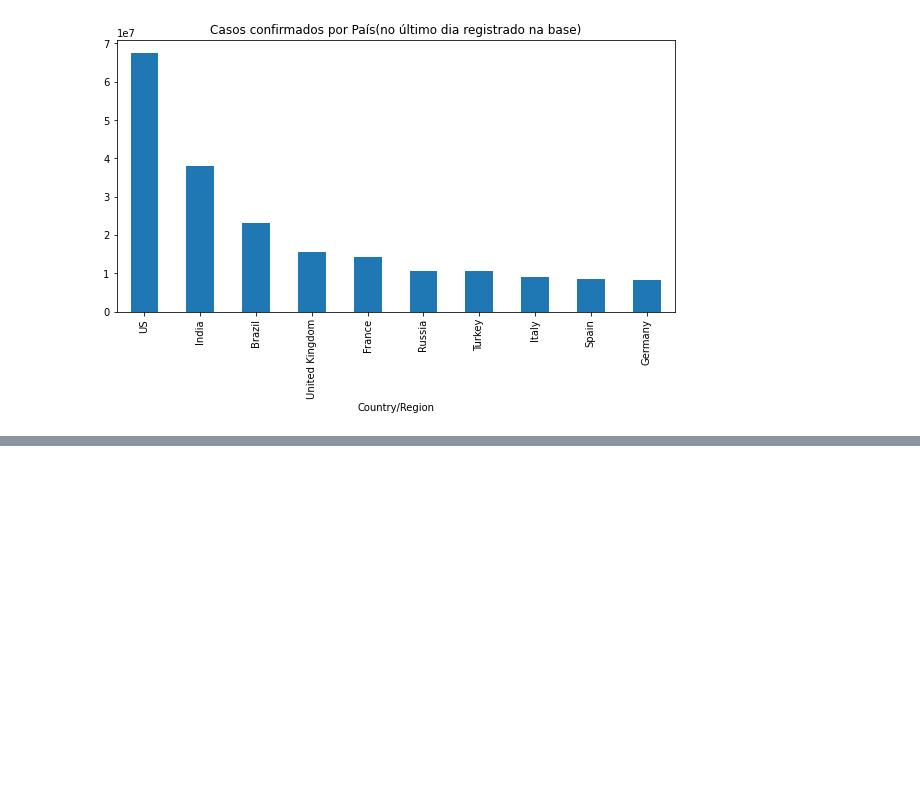
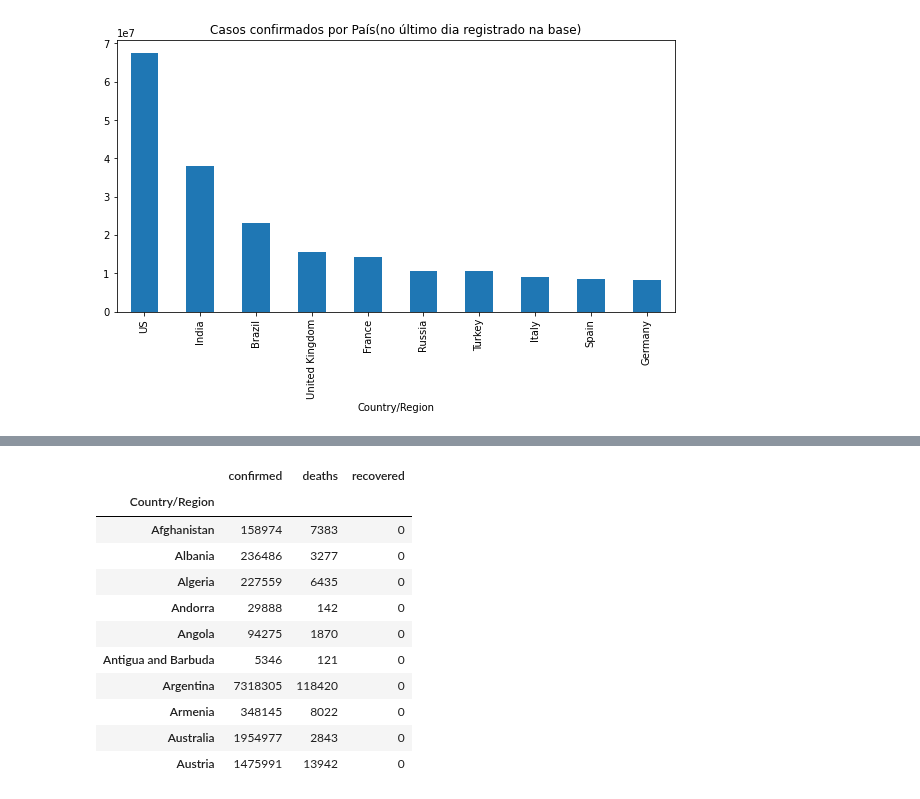
Before and after one commit to 6abi/data-science, a Jupyter notebook: ds_na_medicina/covid19.ipynb, the cells around one changed output, grey strips where cells are left out. Drawn from its saved outputs; the diff is of its cells as text; code cells hidden in the pictures; blank space fills up the shorter version.

```diff
--- a/ds_na_medicina/covid19.ipynb
+++ b/ds_na_medicina/covid19.ipynb
@@ -152,3 +152,10 @@ confirmed_by_country[last_date].sort_values(ascending=False)[0:10].plot(kind='ba
 # %% [output]
 <AxesSubplot:title={'center':'Casos confirmados por País(no último dia registrado na base)'}, xlabel='Country/Region'>
 [figure]
+# %%
+def latested_by_country(data):
+    return data.groupby('Country/Region').sum().iloc[:,-1]
+# %%
+confirmed_by_country = latested_by_country(confirmed)
+deaths_by_country = latested_by_country(deaths)
+recovered_by_country = latested_by_country(recovered)
@@ -154,0 +187,18 @@ confirmed_by_country[last_date].sort_values(ascending=False)[0:10].plot(kind='ba
+# %%
+informations = [confirmed_by_country, deaths_by_country, recovered_by_country]
+combined = pd.concat(informations, axis=1)
+combined.columns = ['confirmed', 'deaths', 'recovered']
+combined.head(10)
+# %% [output]
+|  | confirmed | deaths | recovered |
+| Country/Region |  |  |  |
+| Afghanistan | 158974 | 7383 | 0 |
+| Albania | 236486 | 3277 | 0 |
+| Algeria | 227559 | 6435 | 0 |
+| Andorra | 29888 | 142 | 0 |
+| Angola | 94275 | 1870 | 0 |
+| Antigua and Barbuda | 5346 | 121 | 0 |
+| Argentina | 7318305 | 118420 | 0 |
+| Armenia | 348145 | 8022 | 0 |
+| Australia | 1954977 | 2843 | 0 |
+| Austria | 1475991 | 13942 | 0 |
```
Also changed, not shown: parts of 1 cell of this notebook.
